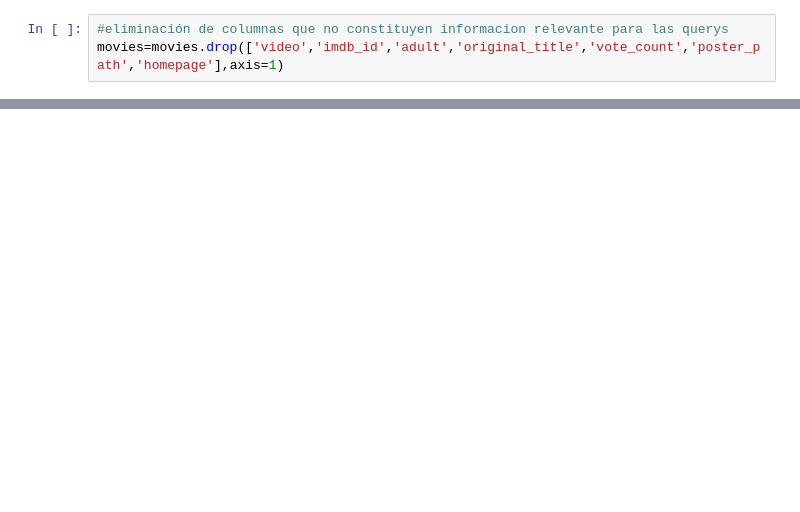
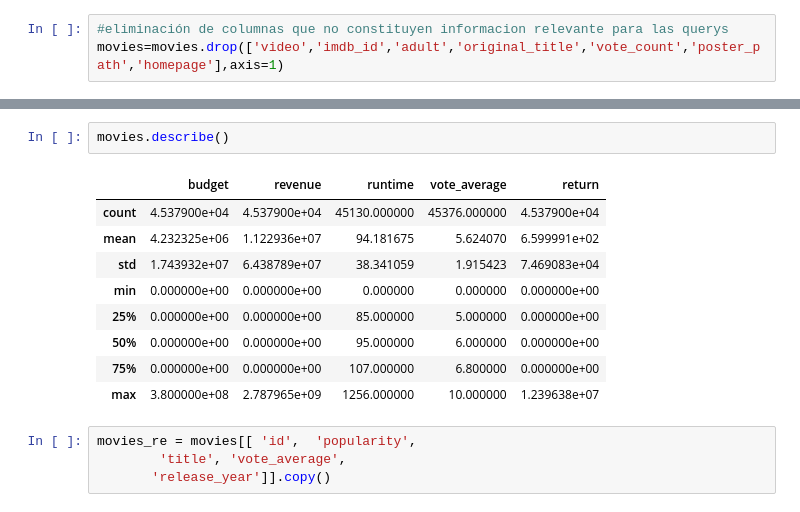
Before and after one commit to okka2021/PI1_Fastapi, a Jupyter notebook: PIFA1.ipynb, the cells around one changed output, grey strips where cells are left out. Saved outputs shown, nothing was run; the diff lists cells and outputs as text; blank space fills up the shorter version.

```diff
--- a/PIFA1.ipynb
+++ b/PIFA1.ipynb
@@ -126,0 +95,16 @@ NameError: name 'app' is not defined
+# %%
+movies.describe()
+# %% [output]
+|  | budget | revenue | runtime | vote_average | return |
+| count | 4.537900e+04 | 4.537900e+04 | 45130.000000 | 45376.000000 | 4.537900e+04 |
+| mean | 4.232325e+06 | 1.122936e+07 | 94.181675 | 5.624070 | 6.599991e+02 |
+| std | 1.743932e+07 | 6.438789e+07 | 38.341059 | 1.915423 | 7.469083e+04 |
+| min | 0.000000e+00 | 0.000000e+00 | 0.000000 | 0.000000 | 0.000000e+00 |
+| 25% | 0.000000e+00 | 0.000000e+00 | 85.000000 | 5.000000 | 0.000000e+00 |
+| 50% | 0.000000e+00 | 0.000000e+00 | 95.000000 | 6.000000 | 0.000000e+00 |
+| 75% | 0.000000e+00 | 0.000000e+00 | 107.000000 | 6.800000 | 0.000000e+00 |
+| max | 3.800000e+08 | 2.787965e+09 | 1256.000000 | 10.000000 | 1.239638e+07 |
+# %%
+movies_re = movies[[ 'id',  'popularity',
+        'title', 'vote_average',
+       'release_year']].copy()
```
Also changed, not shown: parts of 21 cells of this notebook, 2 other files.
